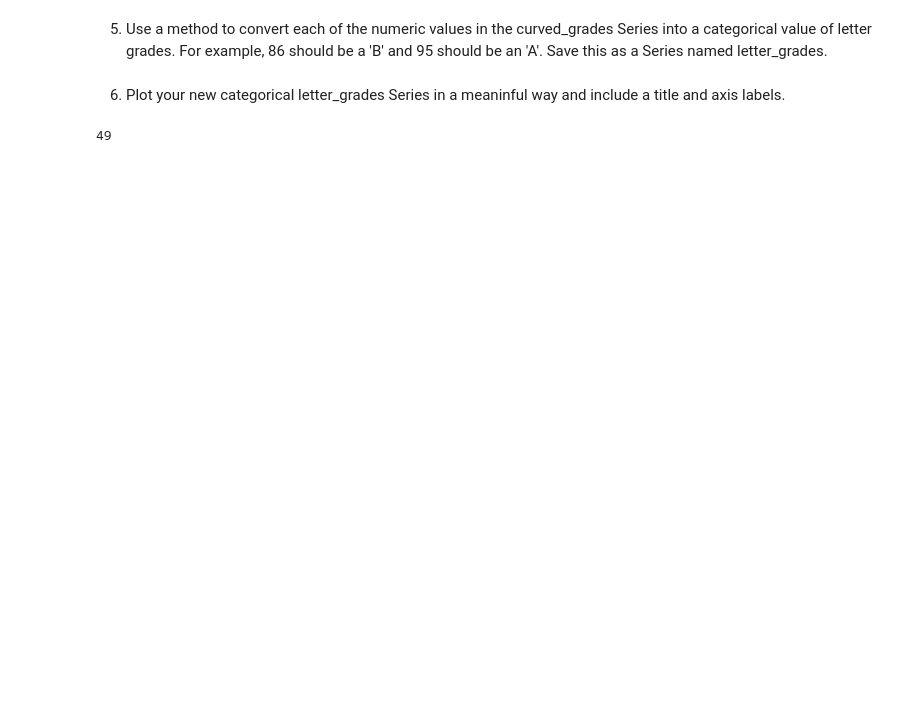
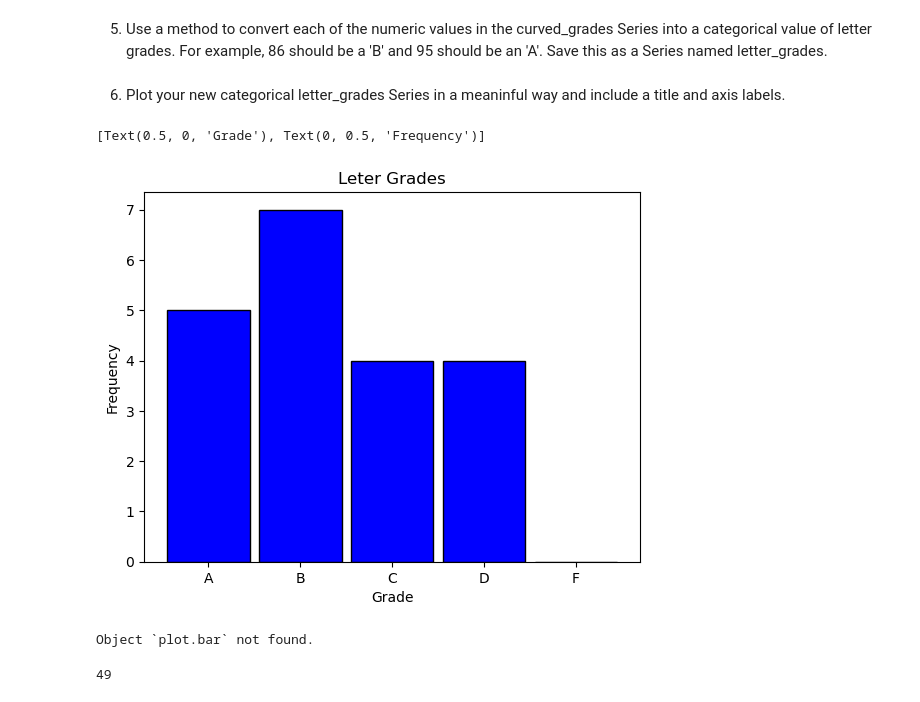
Before and after one commit to Alfred-W-S-Pirovits-Jr/numpy-pandas-visualization-exercises, a Jupyter notebook: pandas_series.ipynb, the cells around one changed output. Saved outputs shown, nothing was run; the diff lists cells and outputs as text; code cells hidden in the pictures; blank space fills up the shorter version.

```diff
--- a/pandas_series.ipynb
+++ b/pandas_series.ipynb
@@ -418,2 +536,6 @@ TypeError: cannot convert the series to <class 'float'>
 # %% [markdown]
 4.  Write the code necessary to implement a curve for your exam_grades Series and save this as curved_grades. Add the necessary points to the highest grade to make it 100, and add the same number of points to every other score in the Series as well.
+# %%
+max(exam_scores)
+curved_exam_scores = exam_scores + 4
+curved_exam_scores
@@ -420,7 +560,24 @@ TypeError: cannot convert the series to <class 'float'>
 # %% [markdown]
 5.  Use a method to convert each of the numeric values in the curved_grades Series into a categorical value of letter grades. For example, 86 should be a 'B' and 95 should be an 'A'. Save this as a Series named letter_grades.
+# %%
+named_letter_grades = pd.cut(curved_exam_scores, bins = [0, 60, 70, 80, 90, 101], labels = ['F', 'D', 'C', 'B', 'A'], right = False)
+named_letter_grades = named_letter_grades.value_counts().sort_index(ascending=False)
 # %% [markdown]
 6.  Plot your new categorical letter_grades Series in a meaninful way and include a title and axis labels.
+# %%
+named_letter_grades.plot.bar(title='Leter Grades',
+                            rot=0,
+                            color='Blue',
+                            ec='black',
+                            width=.9).set(xlabel='Grade',
+                            ylabel='Frequency')
+# %% [output]
+[Text(0.5, 0, 'Grade'), Text(0, 0.5, 'Frequency')]
+[figure, added]
+# %%
+plot.bar?
+# %% [output]
+Object `plot.bar` not found.
 # %%
 vowels = '[aeiou]'
 fruit_v_count = my_fruits.str.count(vowels)
```
Also changed, not shown: parts of 16 cells of this notebook.
